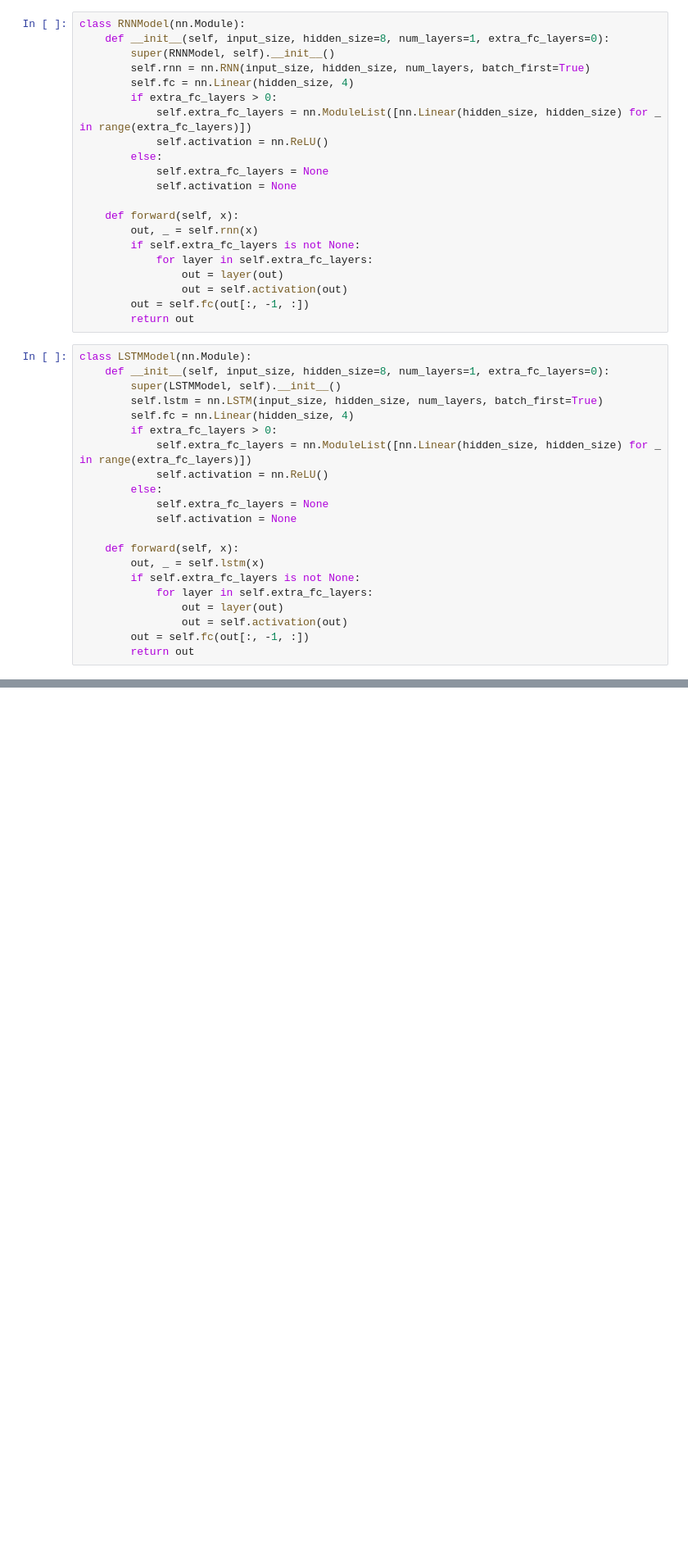
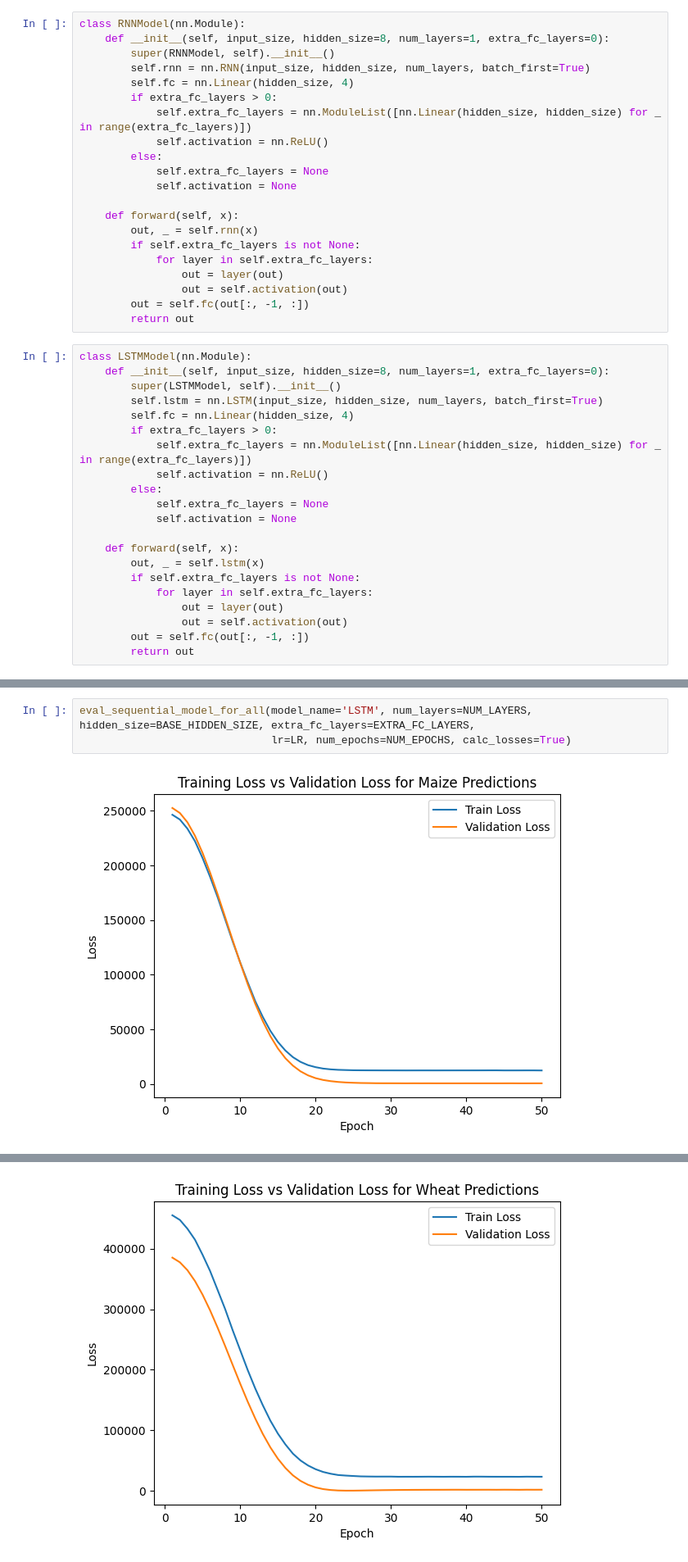
Before and after one commit to ireinman/Fintech, a Jupyter notebook: deep_sequential.ipynb, the cells around one changed output, grey strips where cells are left out. Shown: that part at 82% size. Saved outputs shown, nothing was run; the diff lists cells and outputs as text; blank space fills up the shorter version.

```diff
--- a/deep_sequential.ipynb
+++ b/deep_sequential.ipynb
@@ -221,0 +273,5 @@ Soybeans Final Model RMSE: 58.6074
+# %%
+eval_sequential_model_for_all(model_name='LSTM', num_layers=NUM_LAYERS, hidden_size=BASE_HIDDEN_SIZE, extra_fc_layers=EXTRA_FC_LAYERS,
+                              lr=LR, num_epochs=NUM_EPOCHS, calc_losses=True)
+# %% [output]
+[figure, added]
@@ -221,0 +280 @@ Soybeans Final Model RMSE: 58.6074
+[figure, added]
```
Also changed, not shown: parts of 11 cells of this notebook, 2 other files.
